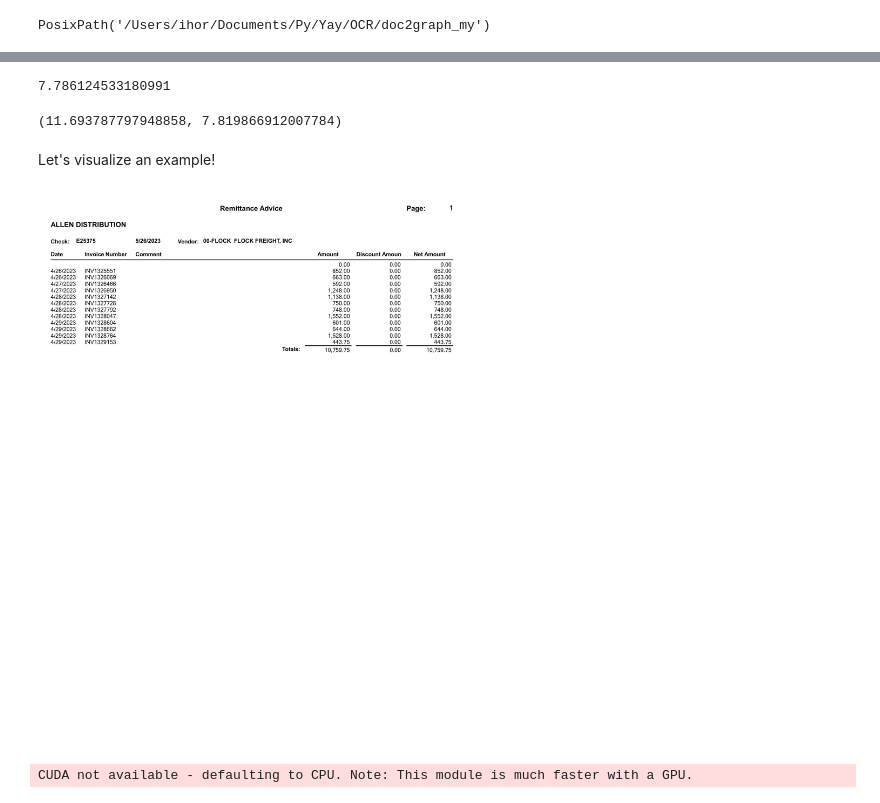
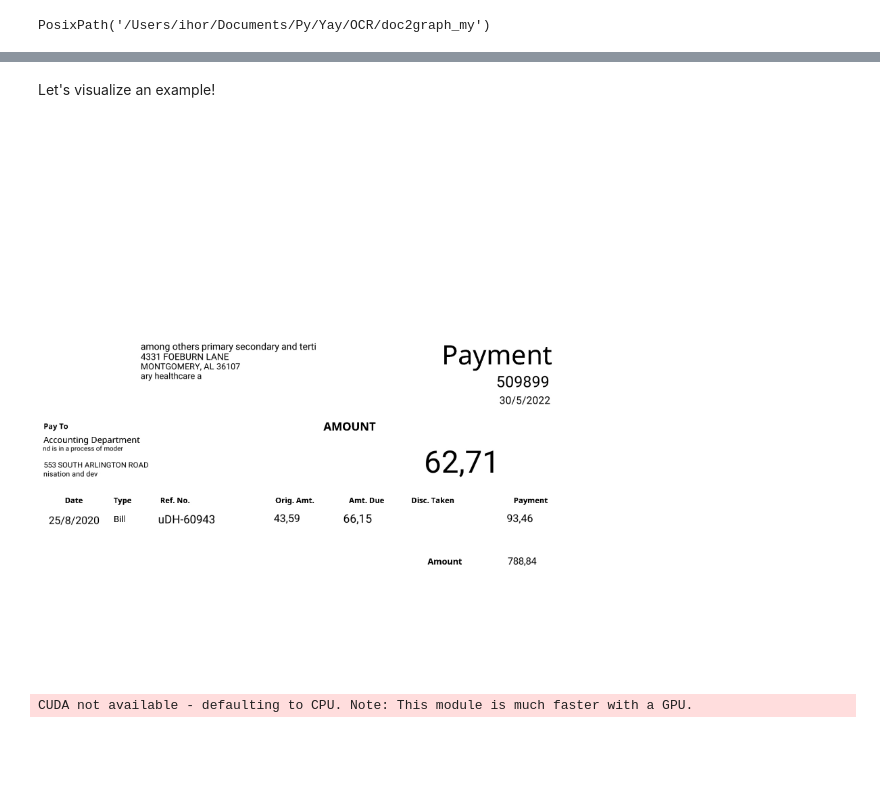
Before and after one commit to bilykigor/doc2graph, a Jupyter notebook: kie.ipynb, the cells around one changed output, grey strips where cells are left out. Cells and saved outputs as stored; diff of their text form; code cells hidden in the pictures; blank space fills up the shorter version.

```diff
--- a/kie.ipynb
+++ b/kie.ipynb
@@ -45,11 +22,3 @@ size = (np.random.uniform(old_width, old_width*1.2), np.random.uniform(old_heigh
-# %%
-np.random.uniform(old_height, max([old_width*1.41,old_height*1.5]))
-# %% [output]
-7.786124533180991
-# %%
-size
-# %% [output]
-(11.693787797948858, 7.819866912007784)
 # %%
 from src.data.download import funsd
 
@@ -95,20 +64,20 @@ Let's visualize an example!
 # %%
 from src.paths import FUNSD_TEST, DATA ,CHECKPOINTS, REMITTANCE_VAL
 from PIL import Image, ImageDraw, ImageFont
 
 
 # funsd_test_images = FUNSD_TEST / 'images'
 # image_name = '83996357.png' #! change this to see different outputs from FUNSD, or pass your own image!
 
-funsd_test_images = DATA# / INF / 'images'
-image_name = 'i3.jpg'
-image_path = str(DATA / image_name)
+funsd_test_images = REMITTANCE_VAL / 'images'
+image_name = '00c325a1-6fe2-43c6-a8de-d01ba451ef91.jpg'
+image_path = str(funsd_test_images / image_name)
 image = Image.open(image_path).convert('RGB')
 #image = file_to_images(image_path)[0]
 #image.save(image_path.split('.')[0]+'.jpg')
 image
 # %% [output]
-[figure, old version]
+[figure, new version]
 # %%
 import easyocr
 
```
Also changed, not shown: parts of 36 cells of this notebook, 19 other files.
